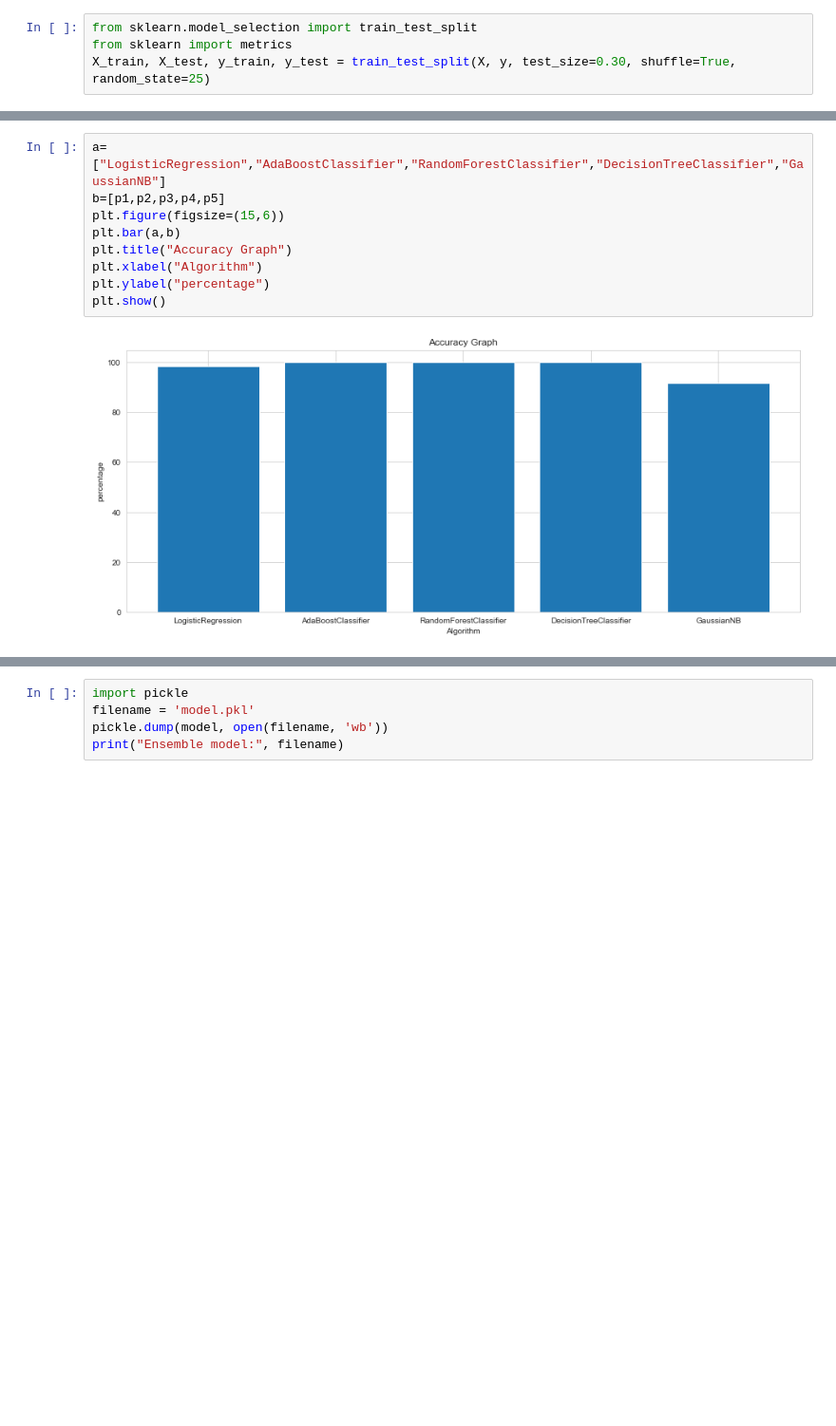
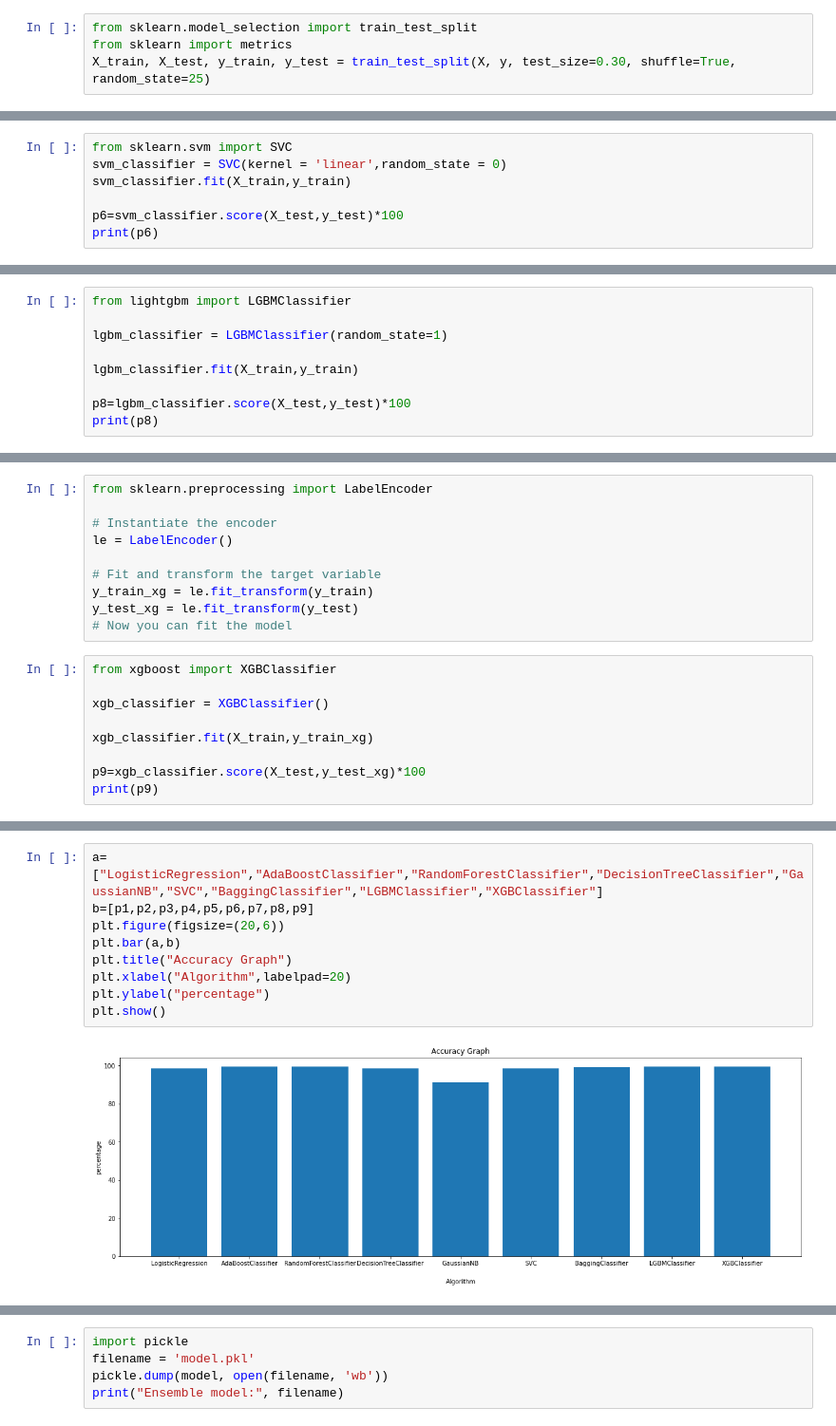
Before and after one commit to Pradnesh20A/Anemia-prediction-web-application, a Jupyter notebook: ensemble anemia.ipynb, the cells around one changed output, grey strips where cells are left out. Shown at 95% size. Drawn from its saved outputs; the diff is of its cells as text; blank space fills up the shorter version.

```diff
--- a/ensemble anemia.ipynb
+++ b/ensemble anemia.ipynb
@@ -323,3 +324,10 @@ print(p1)
 weighted avg       0.98      0.98      0.98       427
 
 98.36065573770492
+# %%
+from sklearn.svm import SVC
+svm_classifier = SVC(kernel = 'linear',random_state = 0)
+svm_classifier.fit(X_train,y_train)
+
+p6=svm_classifier.score(X_test,y_test)*100
+print(p6)
@@ -325,0 +349,9 @@ weighted avg       0.98      0.98      0.98       427
+# %%
+from lightgbm import LGBMClassifier
+
+lgbm_classifier = LGBMClassifier(random_state=1)
+
+lgbm_classifier.fit(X_train,y_train)
+
+p8=lgbm_classifier.score(X_test,y_test)*100
+print(p8)
@@ -325,0 +376,19 @@ weighted avg       0.98      0.98      0.98       427
+# %%
+from sklearn.preprocessing import LabelEncoder
+
+# Instantiate the encoder
+le = LabelEncoder()
+
+# Fit and transform the target variable
+y_train_xg = le.fit_transform(y_train)
+y_test_xg = le.fit_transform(y_test)
+# Now you can fit the model
+# %%
+from xgboost import XGBClassifier
+
+xgb_classifier = XGBClassifier()
+
+xgb_classifier.fit(X_train,y_train_xg)
+
+p9=xgb_classifier.score(X_test,y_test_xg)*100
+print(p9)
@@ -326,14 +397,14 @@ weighted avg       0.98      0.98      0.98       427
 # %%
-a=["LogisticRegression","AdaBoostClassifier","RandomForestClassifier","DecisionTreeClassifier","GaussianNB"]
-b=[p1,p2,p3,p4,p5]
-plt.figure(figsize=(15,6))
+a=["LogisticRegression","AdaBoostClassifier","RandomForestClassifier","DecisionTreeClassifier","GaussianNB","SVC","BaggingClassifier","LGBMClassifier","XGBClassifier"]
+b=[p1,p2,p3,p4,p5,p6,p7,p8,p9]
+plt.figure(figsize=(20,6))
 plt.bar(a,b)
 plt.title("Accuracy Graph")
-plt.xlabel("Algorithm")
+plt.xlabel("Algorithm",labelpad=20)
 plt.ylabel("percentage")
 plt.show()
 # %% [output]
-[figure, old version]
+[figure, new version]
 # %%
 #use of ensemble
 from sklearn.ensemble import VotingClassifier
```
Also changed, not shown: parts of 20 cells of this notebook, 2 other files.
